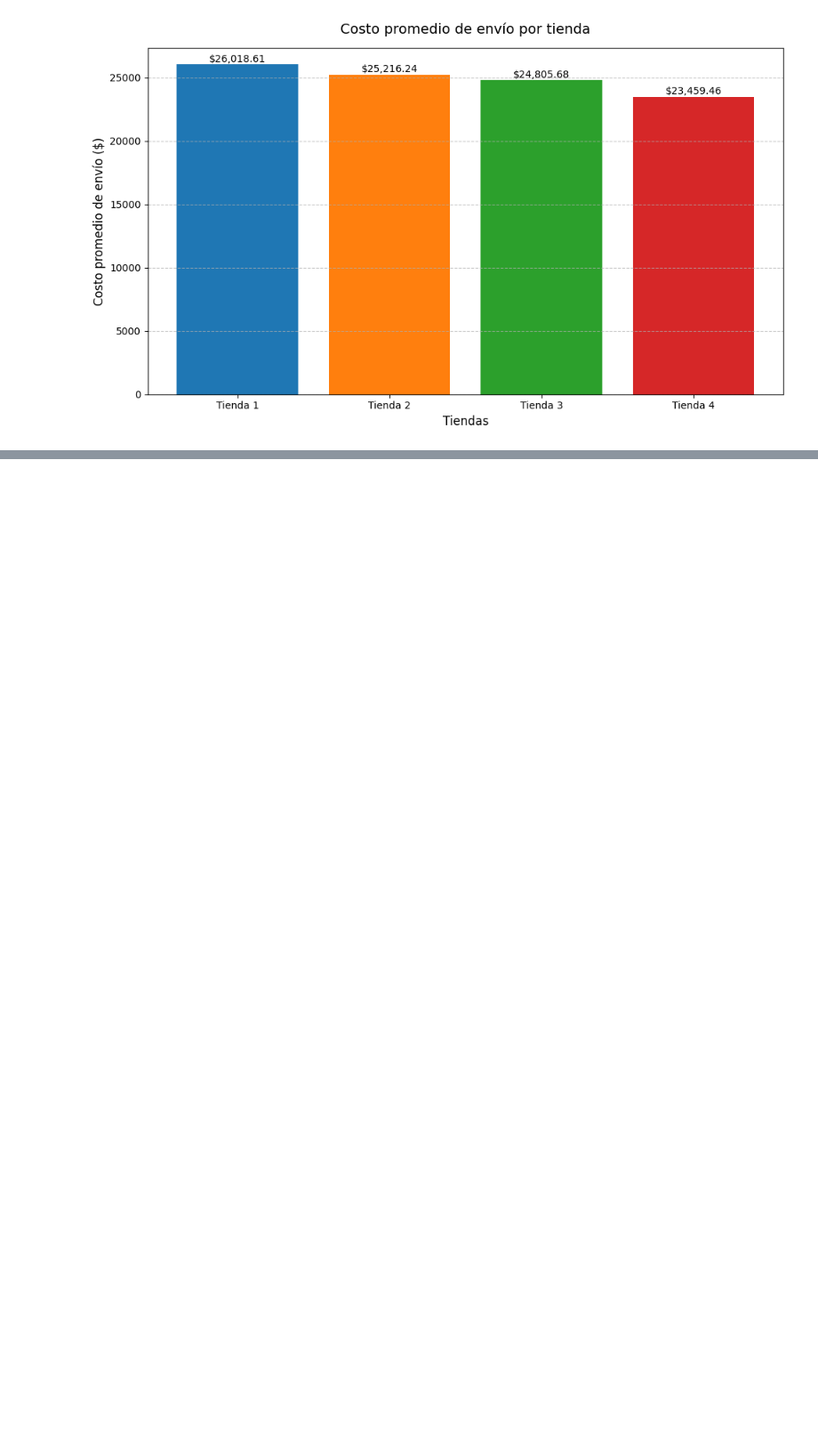
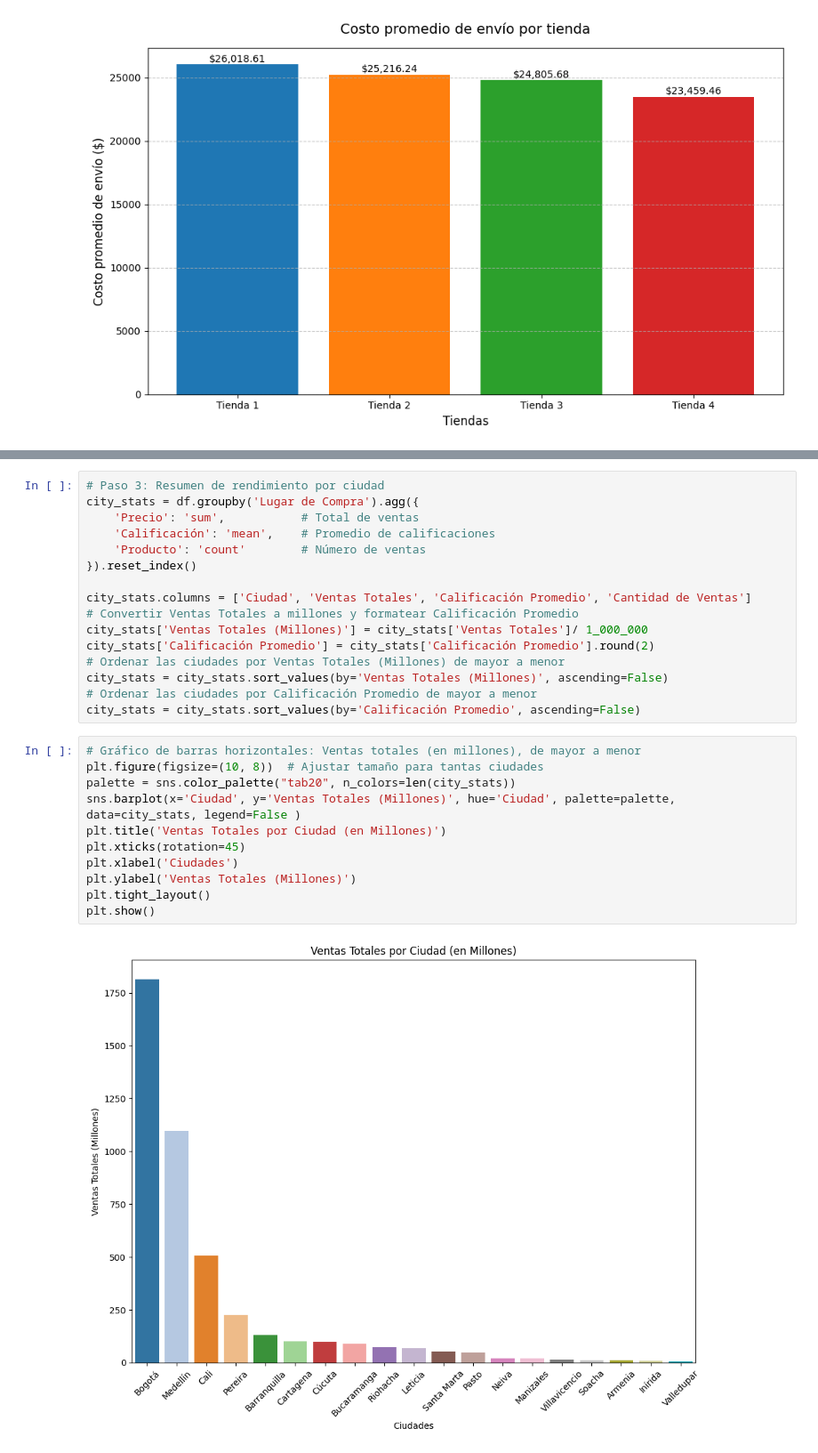
Before and after one commit to igafu053/Alura_Store_Latam, a Jupyter notebook: AluraStoreLatam.ipynb, the cells around one changed output, grey strips where cells are left out. Shown at 89% size. Drawn from its saved outputs; the diff is of its cells as text; blank space fills up the shorter version.

```diff
--- a/AluraStoreLatam.ipynb
+++ b/AluraStoreLatam.ipynb
@@ -876,0 +946,29 @@ Vender la Tienda 4 permite al señor Juan enfocar recursos en las tiendas de mej
+# %%
+# Paso 3: Resumen de rendimiento por ciudad
+city_stats = df.groupby('Lugar de Compra').agg({
+    'Precio': 'sum',           # Total de ventas
+    'Calificación': 'mean',    # Promedio de calificaciones
+    'Producto': 'count'        # Número de ventas
+}).reset_index()
+
+city_stats.columns = ['Ciudad', 'Ventas Totales', 'Calificación Promedio', 'Cantidad de Ventas']
+# Convertir Ventas Totales a millones y formatear Calificación Promedio
+city_stats['Ventas Totales (Millones)'] = city_stats['Ventas Totales']/ 1_000_000
+city_stats['Calificación Promedio'] = city_stats['Calificación Promedio'].round(2)
+# Ordenar las ciudades por Ventas Totales (Millones) de mayor a menor
+city_stats = city_stats.sort_values(by='Ventas Totales (Millones)', ascending=False)
+# Ordenar las ciudades por Calificación Promedio de mayor a menor
+city_stats = city_stats.sort_values(by='Calificación Promedio', ascending=False)
+# %%
+# Gráfico de barras horizontales: Ventas totales (en millones), de mayor a menor
+plt.figure(figsize=(10, 8))  # Ajustar tamaño para tantas ciudades
+palette = sns.color_palette("tab20", n_colors=len(city_stats))
+sns.barplot(x='Ciudad', y='Ventas Totales (Millones)', hue='Ciudad', palette=palette, data=city_stats, legend=False )
+plt.title('Ventas Totales por Ciudad (en Millones)')
+plt.xticks(rotation=45)
+plt.xlabel('Ciudades')
+plt.ylabel('Ventas Totales (Millones)')
+plt.tight_layout()
+plt.show()
+# %% [output]
+[figure, added]
```
Also changed, not shown: parts of 12 cells of this notebook.
